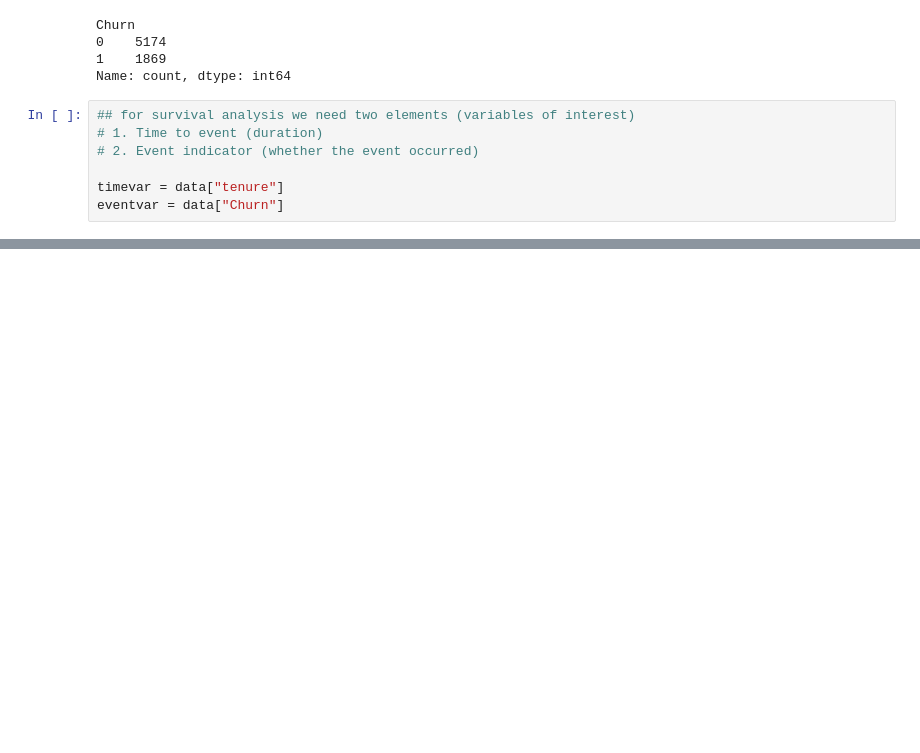
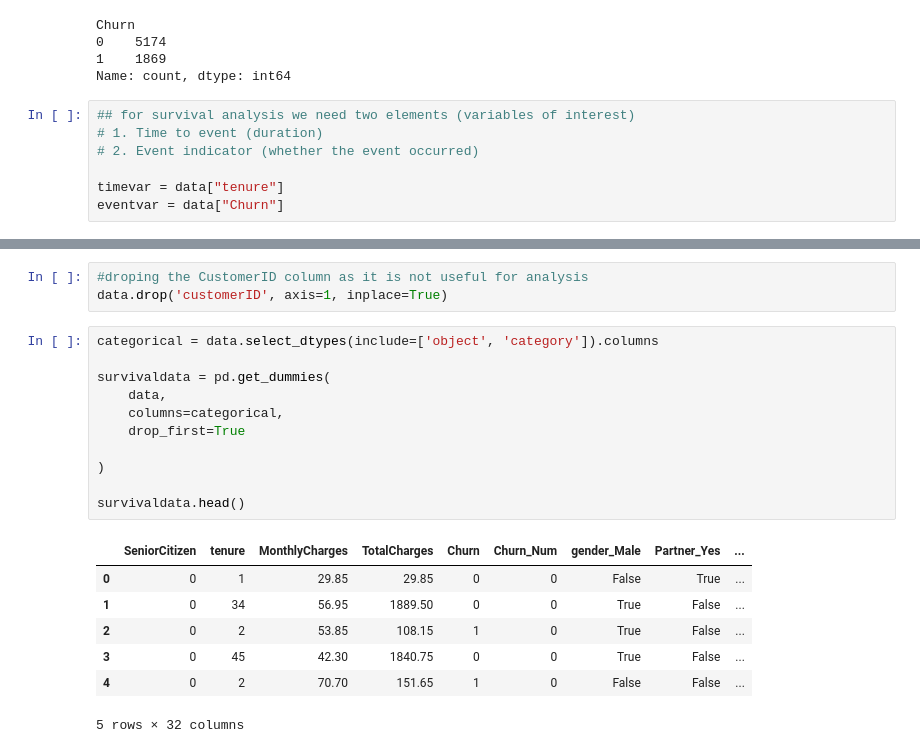
Before and after one commit to blessycode/customer-churn, a Jupyter notebook: survivalanalysis.ipynb, the cells around one changed output, grey strips where cells are left out. Cells and saved outputs as stored; diff of their text form; blank space fills up the shorter version.

```diff
--- a/survivalanalysis.ipynb
+++ b/survivalanalysis.ipynb
@@ -68,0 +90,22 @@ eventvar = data["Churn"]
+# %%
+#droping the CustomerID column as it is not useful for analysis
+data.drop('customerID', axis=1, inplace=True)
+# %%
+categorical = data.select_dtypes(include=['object', 'category']).columns
+
+survivaldata = pd.get_dummies(
+    data,
+    columns=categorical,
+    drop_first=True
+
+)
+
+survivaldata.head()
+# %% [output]
+|  | SeniorCitizen | tenure | MonthlyCharges | TotalCharges | Churn | Churn_Num | gender_Male | Partner_Yes | ... |
+| 0 | 0 | 1 | 29.85 | 29.85 | 0 | 0 | False | True | ... |
+| 1 | 0 | 34 | 56.95 | 1889.50 | 0 | 0 | True | False | ... |
+| 2 | 0 | 2 | 53.85 | 108.15 | 1 | 0 | True | False | ... |
+| 3 | 0 | 45 | 42.30 | 1840.75 | 0 | 0 | True | False | ... |
+| 4 | 0 | 2 | 70.70 | 151.65 | 1 | 0 | False | False | ... |
+5 rows × 32 columns
```
Also changed, not shown: parts of 6 cells of this notebook, 2 other files.
